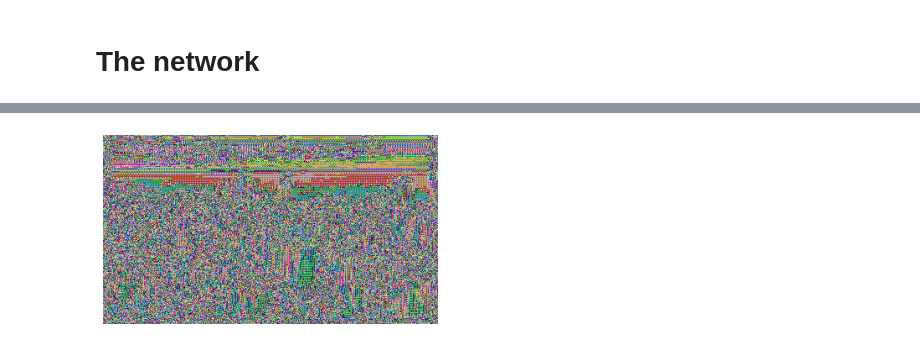
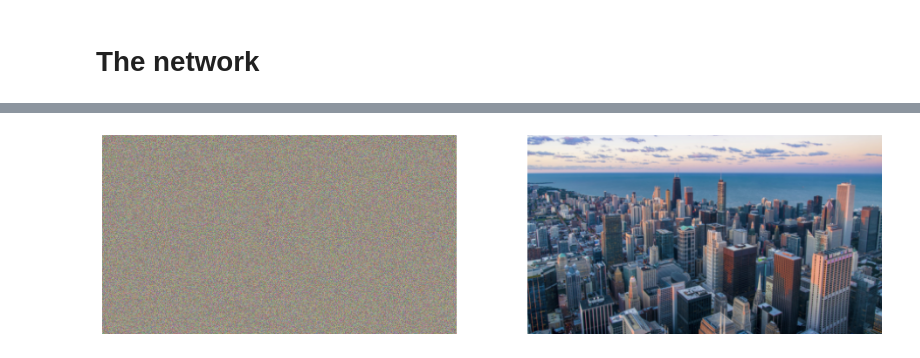
Before and after one commit to 18alantom/feats_of_cnn, a Jupyter notebook: style_transfer/Style Transfer.ipynb, the cells around one changed output, grey strips where cells are left out. Saved outputs shown, nothing was run; the diff lists cells and outputs as text; code cells hidden in the pictures.

Commit message:
Get style transfer to work finally

```diff
--- a/style_transfer/Style Transfer.ipynb
+++ b/style_transfer/Style Transfer.ipynb
@@ -51,5 +66,0 @@ from torchvision.models import resnet18
-# %%
-model = resnet18(pretrained=True)
-model = nn.Sequential(*[*model.children()][:-2])
-
-layers = len([*model.children()])
@@ -118,0 +115,24 @@ def loss_function(act, alpha, beta, act_cont=act_cont_, styl_gram=styl_gram, l=l
+# %%
+class ContentCost(nn.Module):
+    def __init__(self, cont_act):
+        super().__init__()
+        # Reference activation.
+        self.ref = cont_act.detach()
+        self.lfn = lambda x: F.mse_loss(x, self.ref)
+
+    def forward(self, x_act):
+        self.loss =  self.lfn(x_act)
+        return x_act
+
+class StyleCost(nn.Module):
+    def __init__(self, styl_act, lambd=1):
+        super().__init__()
+        # Reference gram matrix.
+        self.ref = get_gram(styl_act).detach()
+        self.lambd = lambd
+        self.lfn = lambda x: F.mse_loss(x, self.ref)
+
+    def forward(self, x_act):
+        x_gram = get_gram(x_act)
+        self.loss = self.lfn(x_gram) * self.lambd
+        return x_act
@@ -178,4 +194,18 @@ print(losses[-1])
-# %%
-splot(toPIL(gene.squeeze()))
-# %% [output]
-[figure, removed]
+# %%
+model = StyleTransfer(cont, styl)
+
+target = torch.rand(styl.shape,requires_grad=True)
+target2 = cont.clone()
+target2.requires_grad_(True)
+
+opt = optim.SGD([target],lr = 100)
+opt2 = optim.SGD([target2],lr = 100)
+
+losses = []
+
+plt.figure(figsize=(16,5))
+splot(target,1,1,2)
+splot(target2,2,1,2)
+plt.show()
+# %% [output]
+[figure, added]
```
Also changed, not shown: parts of 25 cells of this notebook.
